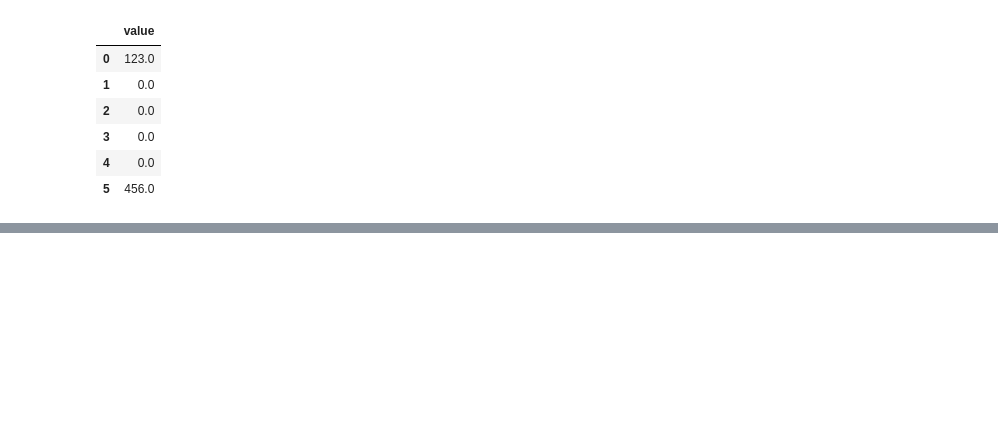
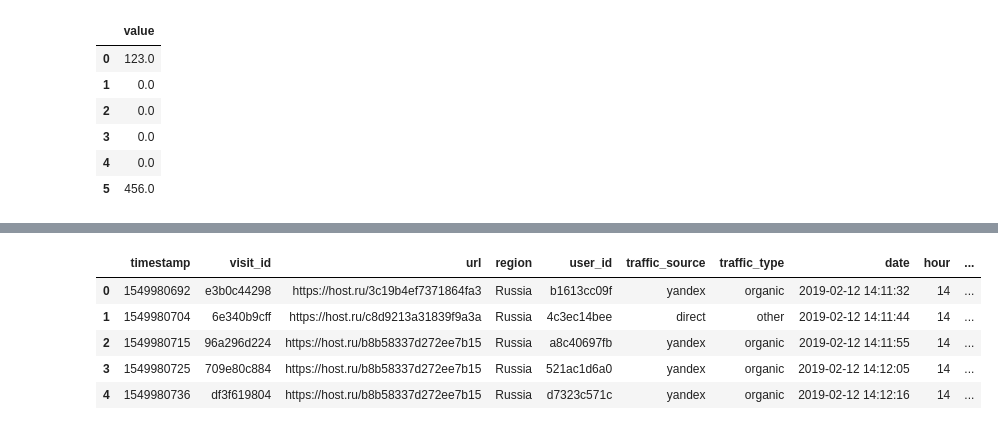
Before and after one commit to Madi-S/Data-Science-Intro, a Jupyter notebook: advanced_pandas_1.ipynb, the cells around one changed output, grey strips where cells are left out. Saved outputs shown, nothing was run; the diff lists cells and outputs as text; code cells hidden in the pictures; blank space fills up the shorter version.

```diff
--- a/advanced_pandas_1.ipynb
+++ b/advanced_pandas_1.ipynb
@@ -430,0 +439,3 @@ df.fillna(0)
+# %%
+log['date'] = pd.to_datetime(log['timestamp'], unit='s')
+log.head()
@@ -430,0 +467,11 @@ df.fillna(0)
+# %%
+log['hour'] = log.date.dt.hour
+log['weekday'] = log.date.dt.weekday
+log.head()
+# %% [output]
+|  | timestamp | visit_id | url | region | user_id | traffic_source | traffic_type | date | hour | ... |
+| 0 | 1549980692 | e3b0c44298 | https://host.ru/3c19b4ef7371864fa3 | Russia | b1613cc09f | yandex | organic | 2019-02-12 14:11:32 | 14 | ... |
+| 1 | 1549980704 | 6e340b9cff | https://host.ru/c8d9213a31839f9a3a | Russia | 4c3ec14bee | direct | other | 2019-02-12 14:11:44 | 14 | ... |
+| 2 | 1549980715 | 96a296d224 | https://host.ru/b8b58337d272ee7b15 | Russia | a8c40697fb | yandex | organic | 2019-02-12 14:11:55 | 14 | ... |
+| 3 | 1549980725 | 709e80c884 | https://host.ru/b8b58337d272ee7b15 | Russia | 521ac1d6a0 | yandex | organic | 2019-02-12 14:12:05 | 14 | ... |
+| 4 | 1549980736 | df3f619804 | https://host.ru/b8b58337d272ee7b15 | Russia | d7323c571c | yandex | organic | 2019-02-12 14:12:16 | 14 | ... |
```
Also changed, not shown: parts of 28 cells of this notebook.
